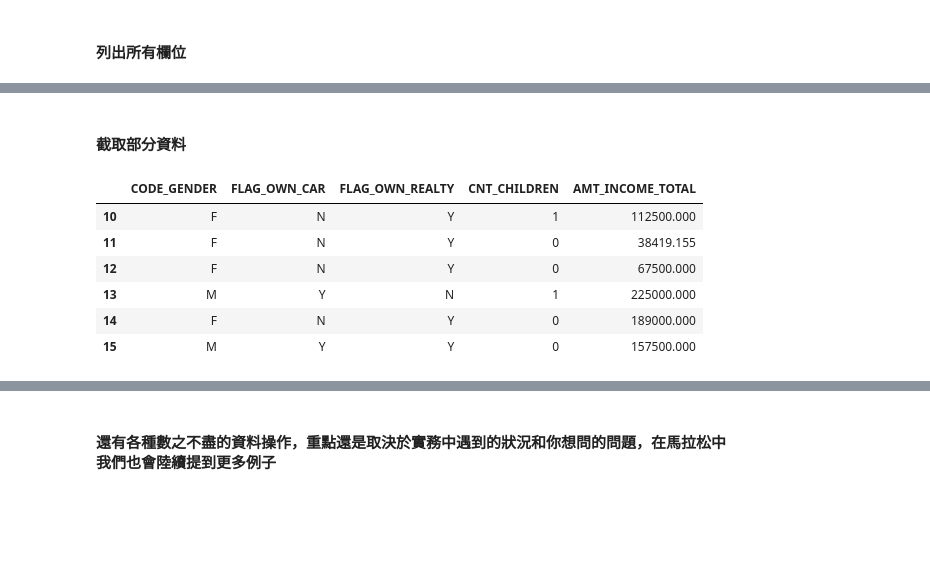
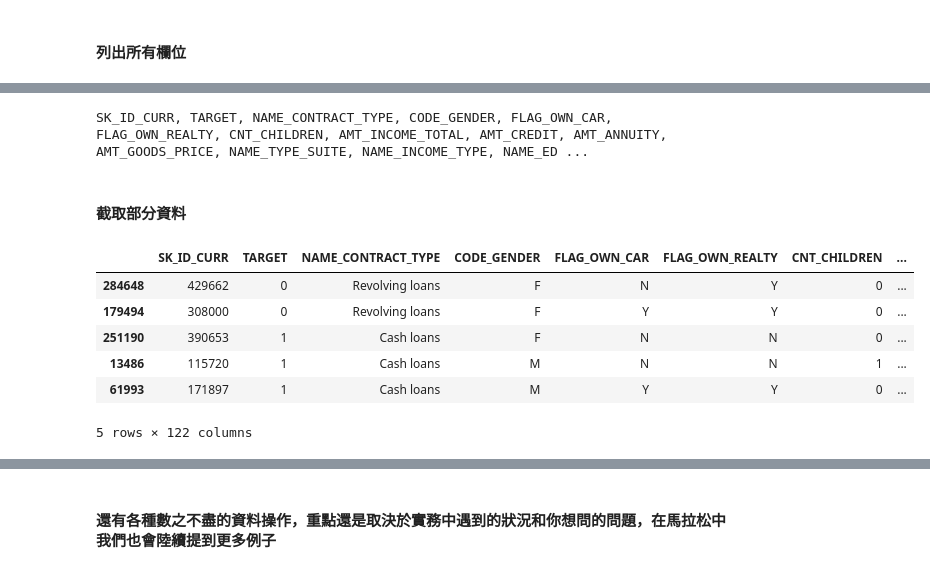
Before and after one commit to NienfengYao/ML100-Days, a Jupyter notebook: homework/Day_002_HW.ipynb, the cells around one changed output, grey strips where cells are left out. Drawn from its saved outputs; the diff is of its cells as text; code cells hidden in the pictures; blank space fills up the shorter version.

```diff
--- a/homework/Day_002_HW.ipynb
+++ b/homework/Day_002_HW.ipynb
@@ -61,12 +54,18 @@ AMT_REQ_CREDIT_BUREAU_YEAR
+# %%
+# app_train.head(0) 會列出 row 0，而 row 0 包含了所有的 cloumn name
+print(", ".join(list(app_train.head(0))))
+# %% [output]
+SK_ID_CURR, TARGET, NAME_CONTRACT_TYPE, CODE_GENDER, FLAG_OWN_CAR, FLAG_OWN_REALTY, CNT_CHILDREN, AMT_INCOME_TOTAL, AMT_CREDIT, AMT_ANNUITY, AMT_GOODS_PRICE, NAME_TYPE_SUITE, NAME_INCOME_TYPE, NAME_ED ...
 # %% [markdown]
 #### 截取部分資料
-# %%
-app_train.loc[10:15, colNames[3:8]]
-# %% [output]
-|  | CODE_GENDER | FLAG_OWN_CAR | FLAG_OWN_REALTY | CNT_CHILDREN | AMT_INCOME_TOTAL |
-| 10 | F | N | Y | 1 | 112500.000 |
-| 11 | F | N | Y | 0 | 38419.155 |
-| 12 | F | N | Y | 0 | 67500.000 |
-| 13 | M | Y | N | 1 | 225000.000 |
-| 14 | F | N | Y | 0 | 189000.000 |
-| 15 | M | Y | Y | 0 | 157500.000 |
+# %%
+# Return a random sample of items from an axis of object.
+app_train.sample(n = 5)
+# %% [output]
+|  | SK_ID_CURR | TARGET | NAME_CONTRACT_TYPE | CODE_GENDER | FLAG_OWN_CAR | FLAG_OWN_REALTY | CNT_CHILDREN | ... |
+| 284648 | 429662 | 0 | Revolving loans | F | N | Y | 0 | ... |
+| 179494 | 308000 | 0 | Revolving loans | F | Y | Y | 0 | ... |
+| 251190 | 390653 | 1 | Cash loans | F | N | N | 0 | ... |
+| 13486 | 115720 | 1 | Cash loans | M | N | N | 1 | ... |
+| 61993 | 171897 | 1 | Cash loans | M | Y | Y | 0 | ... |
+5 rows × 122 columns
```
Also changed, not shown: parts of 9 cells of this notebook, 1 other file.
